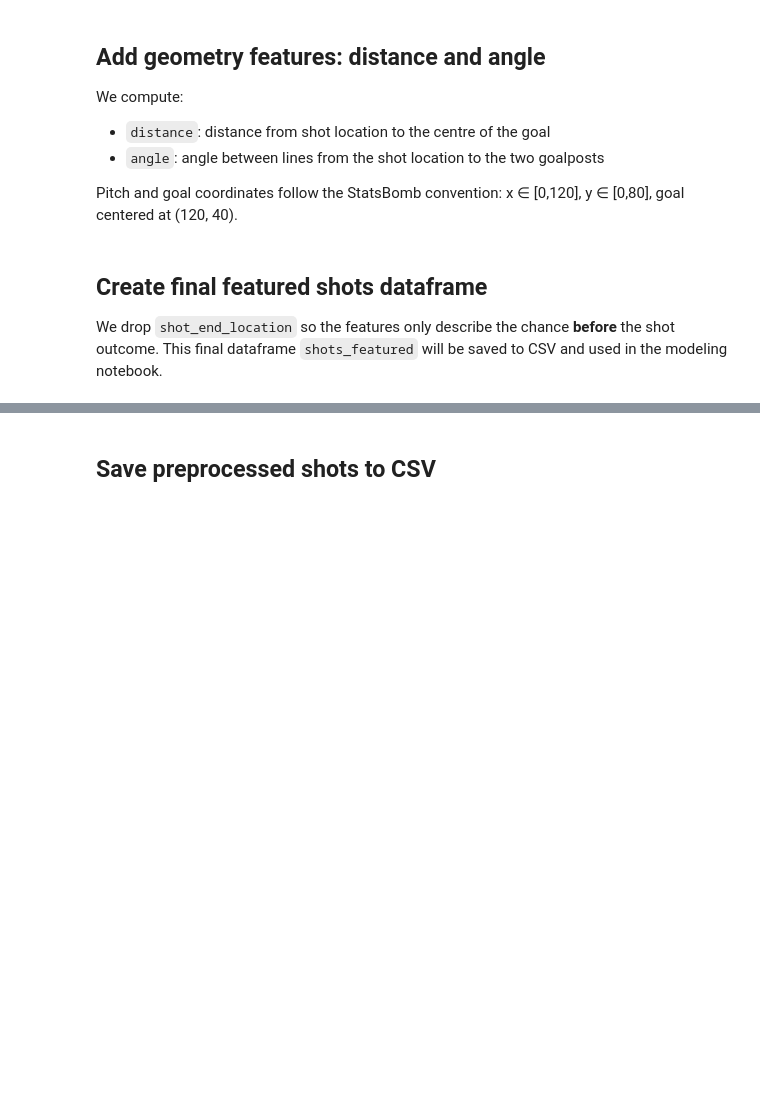
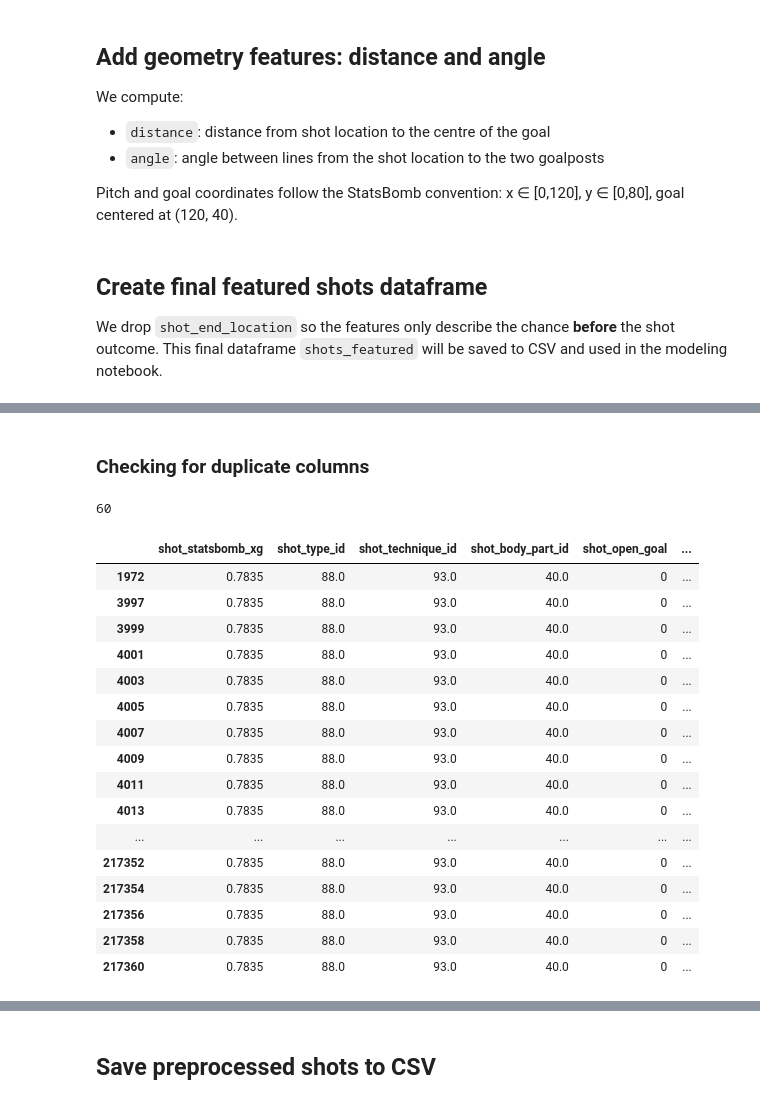
Before and after one commit to M-Traiki/Final_Project_Ironhack, a Jupyter notebook: preprocessing.ipynb, the cells around one changed output, grey strips where cells are left out. Cells and saved outputs as stored; diff of their text form; code cells hidden in the pictures; blank space fills up the shorter version.

Commit message:
Duplicates Check

```diff
--- a/preprocessing.ipynb
+++ b/preprocessing.ipynb
@@ -87,6 +101,6 @@ Based on your exploration, `counterpress` was unreliable / mostly missing. We dr
 # %%
-# Drop counterpress if present
-if "counterpress" in shots.columns:
-    shots.drop(["counterpress"], axis=1, inplace=True)
+# Drop counterpress
+
+shots.drop(["counterpress"], axis=1, inplace=True)
 
 shots.isna().sum()
@@ -92,0 +120,4 @@ shots.isna().sum()
+# %%
+# Drop shot_end_location as execution of shot should not play a role in measuring the quality of shot.
+
+shots.drop(["shot_end_location"], axis=1, inplace=True)
@@ -135,9 +208,6 @@ def calc_angle(row):
     angle_left = np.arctan2(left_post_y - y, goal_x - x)
     angle_right = np.arctan2(right_post_y - y, goal_x - x)
     return abs(angle_right - angle_left)
-
-shots["angle"] = shots.apply(calc_angle, axis=1)
-shots[["x", "y", "distance", "angle"]].head()
 # %% [markdown]
 ## Create final featured shots dataframe
 
@@ -145,7 +215,8 @@ We drop `shot_end_location` so the features only describe the chance **before**
 # %%
 shots_featured = shots.copy()
 
-if "shot_end_location" in shots_featured.columns:
-    shots_featured.drop(["shot_end_location"], axis=1, inplace=True)
+shots_featured["angle"] = shots.apply(calc_angle, axis=1)
+shots_featured[["x", "y", "distance", "angle"]].head()
+
 
 shots_featured.head()
@@ -151,0 +230,27 @@ shots_featured.head()
+# %% [markdown]
+### Checking for duplicate columns
+# %%
+shots_featured.duplicated().sum()
+# %% [output]
+60
+# %%
+dupes = shots_featured[shots_featured.duplicated(keep=False)]
+dupes.head(60)
+# %% [output]
+|  | shot_statsbomb_xg | shot_type_id | shot_technique_id | shot_body_part_id | shot_open_goal | ... |
+| 1972 | 0.7835 | 88.0 | 93.0 | 40.0 | 0 | ... |
+| 3997 | 0.7835 | 88.0 | 93.0 | 40.0 | 0 | ... |
+| 3999 | 0.7835 | 88.0 | 93.0 | 40.0 | 0 | ... |
+| 4001 | 0.7835 | 88.0 | 93.0 | 40.0 | 0 | ... |
+| 4003 | 0.7835 | 88.0 | 93.0 | 40.0 | 0 | ... |
+| 4005 | 0.7835 | 88.0 | 93.0 | 40.0 | 0 | ... |
+| 4007 | 0.7835 | 88.0 | 93.0 | 40.0 | 0 | ... |
+| 4009 | 0.7835 | 88.0 | 93.0 | 40.0 | 0 | ... |
+| 4011 | 0.7835 | 88.0 | 93.0 | 40.0 | 0 | ... |
+| 4013 | 0.7835 | 88.0 | 93.0 | 40.0 | 0 | ... |
+| ... | ... | ... | ... | ... | ... | ... |
+| 217352 | 0.7835 | 88.0 | 93.0 | 40.0 | 0 | ... |
+| 217354 | 0.7835 | 88.0 | 93.0 | 40.0 | 0 | ... |
+| 217356 | 0.7835 | 88.0 | 93.0 | 40.0 | 0 | ... |
+| 217358 | 0.7835 | 88.0 | 93.0 | 40.0 | 0 | ... |
+| 217360 | 0.7835 | 88.0 | 93.0 | 40.0 | 0 | ... |
```
Also changed, not shown: parts of 22 cells of this notebook.
